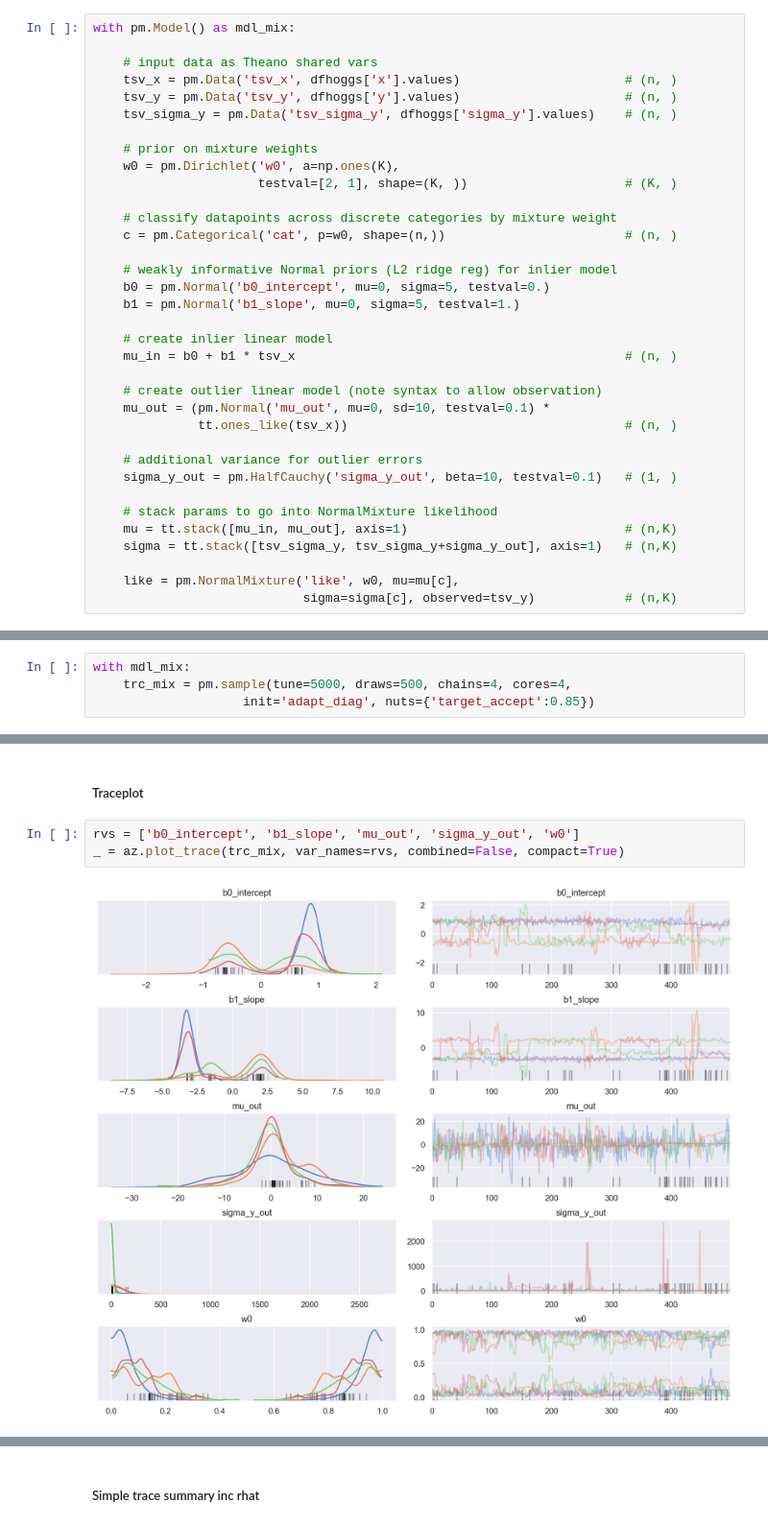
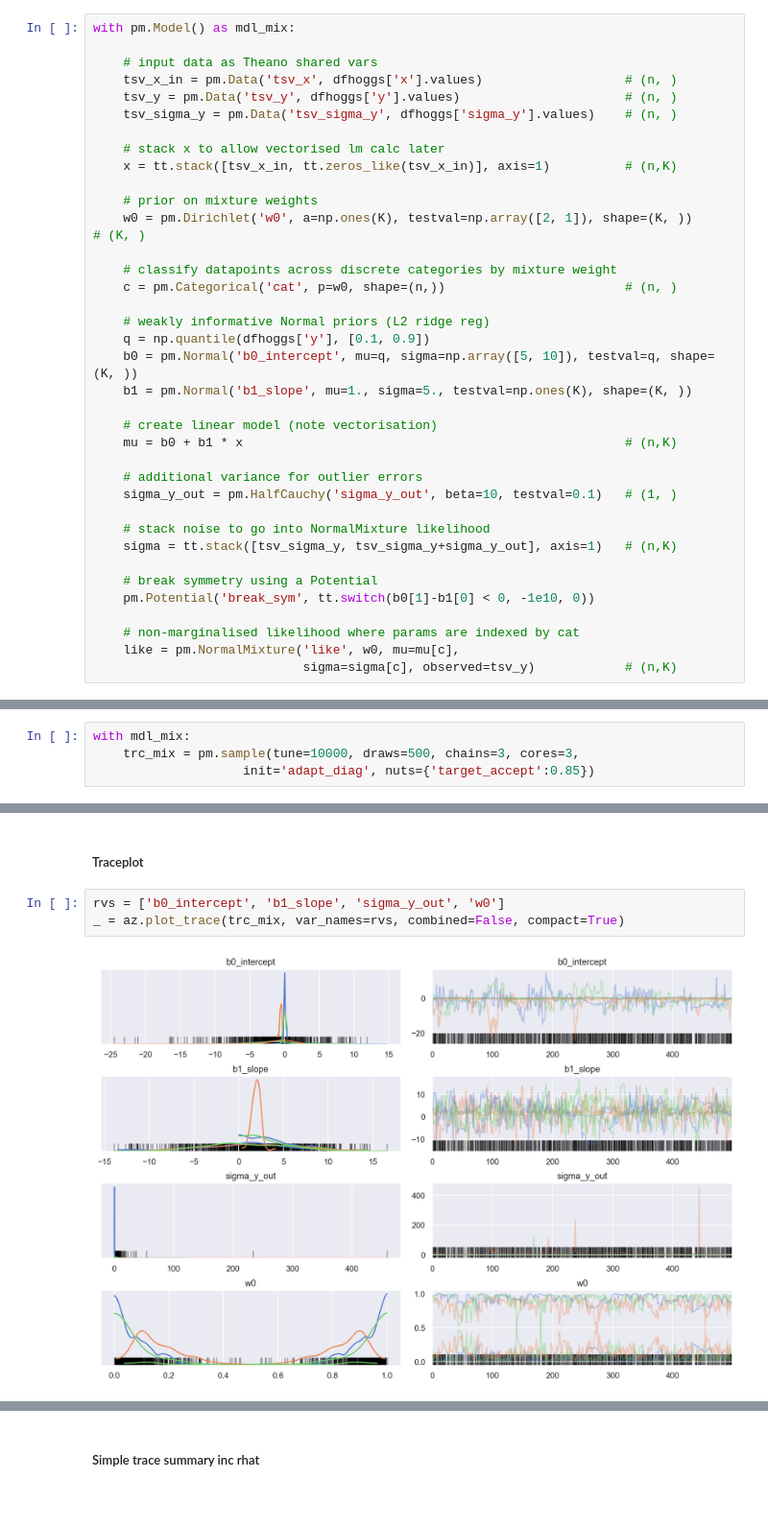
Before and after one commit to jonsedar/pymc3_examples, a Jupyter notebook: notebooks/glm-robust-regression-using-a-gmm-for-outlier-classification.ipynb, the cells around one changed output, grey strips where cells are left out. Shown at 96% size. Drawn from its saved outputs; the diff is of its cells as text; blank space fills up the shorter version.

```diff
--- a/notebooks/glm-robust-regression-using-a-gmm-for-outlier-classification.ipynb
+++ b/notebooks/glm-robust-regression-using-a-gmm-for-outlier-classification.ipynb
@@ -453,35 +495,37 @@ Blurb WIP
 with pm.Model() as mdl_mix:
 
     # input data as Theano shared vars
-    tsv_x = pm.Data('tsv_x', dfhoggs['x'].values)                      # (n, )
+    tsv_x_in = pm.Data('tsv_x', dfhoggs['x'].values)                   # (n, )
     tsv_y = pm.Data('tsv_y', dfhoggs['y'].values)                      # (n, )
     tsv_sigma_y = pm.Data('tsv_sigma_y', dfhoggs['sigma_y'].values)    # (n, )
 
+    # stack x to allow vectorised lm calc later
+    x = tt.stack([tsv_x_in, tt.zeros_like(tsv_x_in)], axis=1)          # (n,K)
+
     # prior on mixture weights
-    w0 = pm.Dirichlet('w0', a=np.ones(K),
-                      testval=[2, 1], shape=(K, ))                     # (K, )
+    w0 = pm.Dirichlet('w0', a=np.ones(K), testval=np.array([2, 1]), shape=(K, ))                 # (K, )
 
     # classify datapoints across discrete categories by mixture weight
     c = pm.Categorical('cat', p=w0, shape=(n,))                        # (n, )
 
-    # weakly informative Normal priors (L2 ridge reg) for inlier model
-    b0 = pm.Normal('b0_intercept', mu=0, sigma=5, testval=0.)
-    b1 = pm.Normal('b1_slope', mu=0, sigma=5, testval=1.)
+    # weakly informative Normal priors (L2 ridge reg)
+    q = np.quantile(dfhoggs['y'], [0.1, 0.9])
+    b0 = pm.Normal('b0_intercept', mu=q, sigma=np.array([5, 10]), testval=q, shape=(K, ))
+    b1 = pm.Normal('b1_slope', mu=1., sigma=5., testval=np.ones(K), shape=(K, ))
 
-    # create inlier linear model
-    mu_in = b0 + b1 * tsv_x                                            # (n, )
-
-    # create outlier linear model (note syntax to allow observation)
-    mu_out = (pm.Normal('mu_out', mu=0, sd=10, testval=0.1) *
-              tt.ones_like(tsv_x))                                     # (n, )
+    # create linear model (note vectorisation)
+    mu = b0 + b1 * x                                                   # (n,K)
 
     # additional variance for outlier errors
     sigma_y_out = pm.HalfCauchy('sigma_y_out', beta=10, testval=0.1)   # (1, )
 
-    # stack params to go into NormalMixture likelihood
-    mu = tt.stack([mu_in, mu_out], axis=1)                             # (n,K)
+    # stack noise to go into NormalMixture likelihood
     sigma = tt.stack([tsv_sigma_y, tsv_sigma_y+sigma_y_out], axis=1)   # (n,K)
 
+    # break symmetry using a Potential
+    pm.Potential('break_sym', tt.switch(b0[1]-b1[0] < 0, -1e10, 0))
+
+    # non-marginalised likelihood where params are indexed by cat
     like = pm.NormalMixture('like', w0, mu=mu[c],
                             sigma=sigma[c], observed=tsv_y)            # (n,K)
 # %% [markdown]
@@ -495,5 +539,5 @@ with pm.Model() as mdl_mix:
 # %%
 with mdl_mix:
-    trc_mix = pm.sample(tune=5000, draws=500, chains=4, cores=4,
+    trc_mix = pm.sample(tune=10000, draws=500, chains=3, cores=3,
                     init='adapt_diag', nuts={'target_accept':0.85})
 # %% [output]
@@ -513,10 +556,10 @@ The estimated number of effective samples is smaller than 200 for some parameter
 # %% [markdown]
 ##### Traceplot
 # %%
-rvs = ['b0_intercept', 'b1_slope', 'mu_out', 'sigma_y_out', 'w0']
+rvs = ['b0_intercept', 'b1_slope', 'sigma_y_out', 'w0']
 _ = az.plot_trace(trc_mix, var_names=rvs, combined=False, compact=True)
 # %% [output]
-[figure, old version]
+[figure, new version]
 # %%
 _ = az.plot_forest(trc_mix, var_names=rvs, figsize=(12, 6))
 # %% [output]
```
Also changed, not shown: parts of 26 cells of this notebook, 1 other file.
